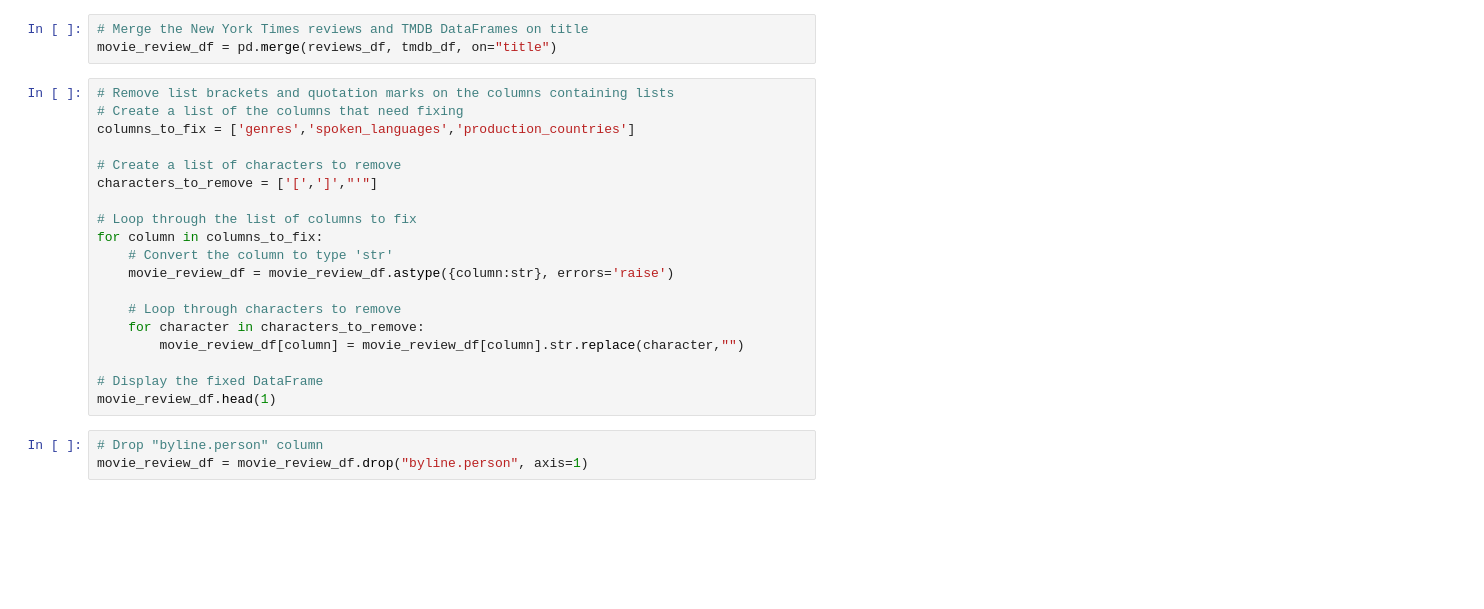
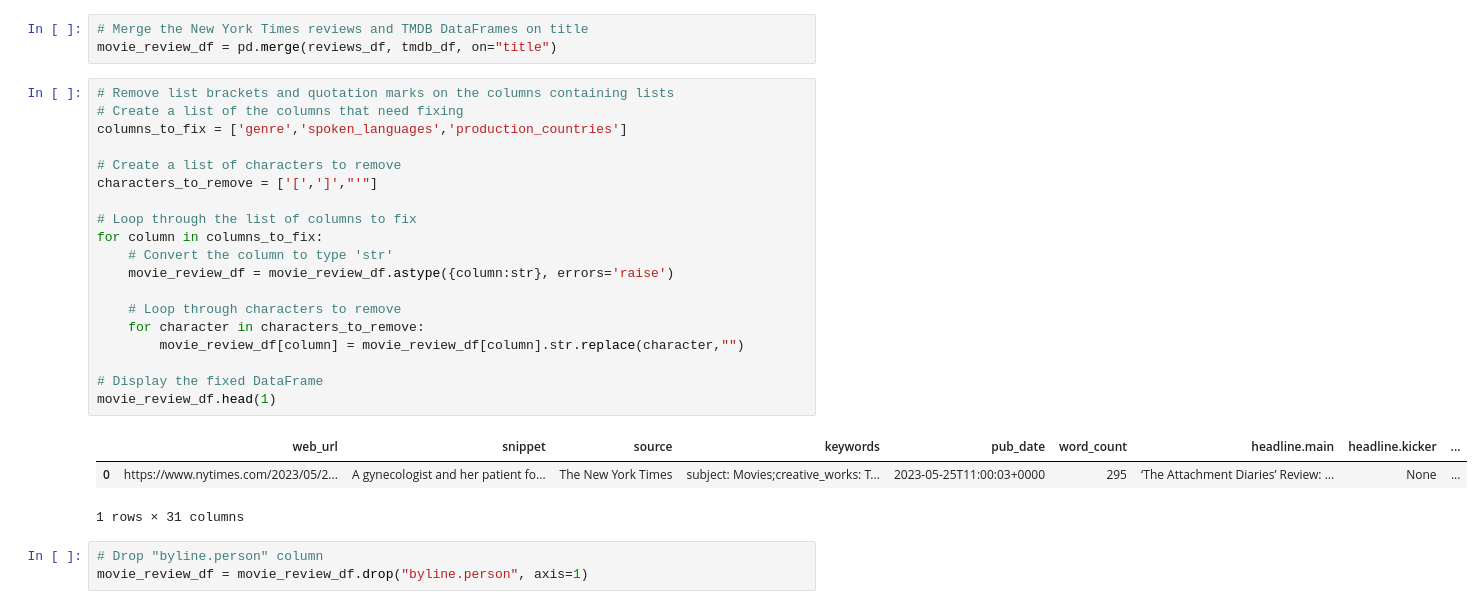
Before and after one commit to jd-sterren/data-sourcing-challenge, a Jupyter notebook: retrieve_movie_data.ipynb, the cells around one changed output. Saved outputs shown, nothing was run; the diff lists cells and outputs as text; blank space fills up the shorter version.

Commit message:
Updated retrieve_movie_data to show output code

```diff
--- a/retrieve_movie_data.ipynb
+++ b/retrieve_movie_data.ipynb
@@ -185,22 +260,26 @@ movie_review_df = pd.merge(reviews_df, tmdb_df, on="title")
 # %%
 # Remove list brackets and quotation marks on the columns containing lists
 # Create a list of the columns that need fixing
-columns_to_fix = ['genres','spoken_languages','production_countries']
+columns_to_fix = ['genre','spoken_languages','production_countries']
 
 # Create a list of characters to remove
 characters_to_remove = ['[',']',"'"]
 
 # Loop through the list of columns to fix
 for column in columns_to_fix:
     # Convert the column to type 'str'
     movie_review_df = movie_review_df.astype({column:str}, errors='raise')
 
     # Loop through characters to remove
     for character in characters_to_remove:
         movie_review_df[column] = movie_review_df[column].str.replace(character,"")
 
 # Display the fixed DataFrame
 movie_review_df.head(1)
+# %% [output]
+|  | web_url | snippet | source | keywords | pub_date | word_count | headline.main | headline.kicker | ... |
+| 0 | https://www.nytimes.com/2023/05/2... | A gynecologist and her patient fo... | The New York Times | subject: Movies;creative_works: T... | 2023-05-25T11:00:03+0000 | 295 | ‘The Attachment Diaries’ Review: ... | None | ... |
+1 rows × 31 columns
 # %%
 # Drop "byline.person" column
 movie_review_df = movie_review_df.drop("byline.person", axis=1)
```
Also changed, not shown: parts of 4 cells of this notebook, 1 other file.
